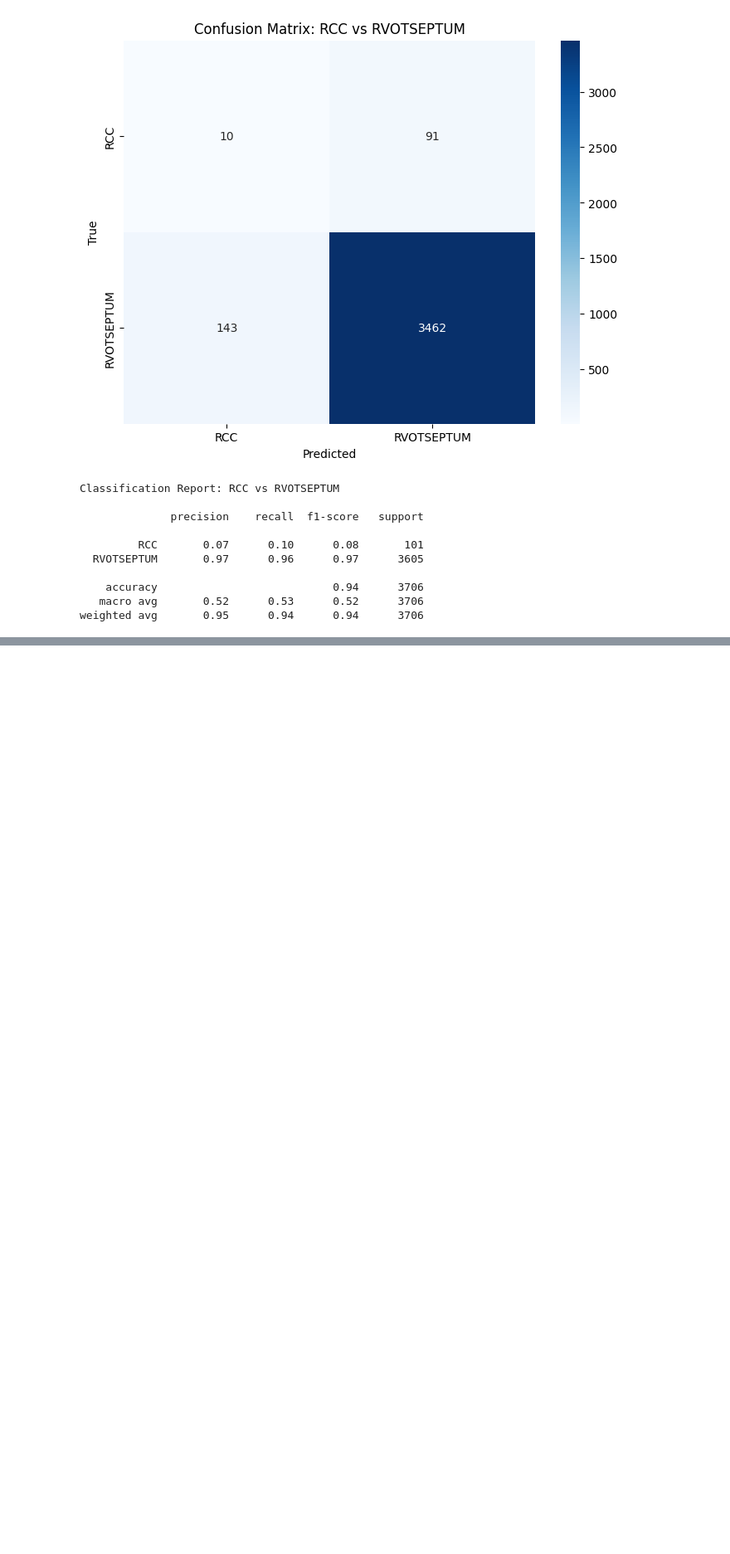
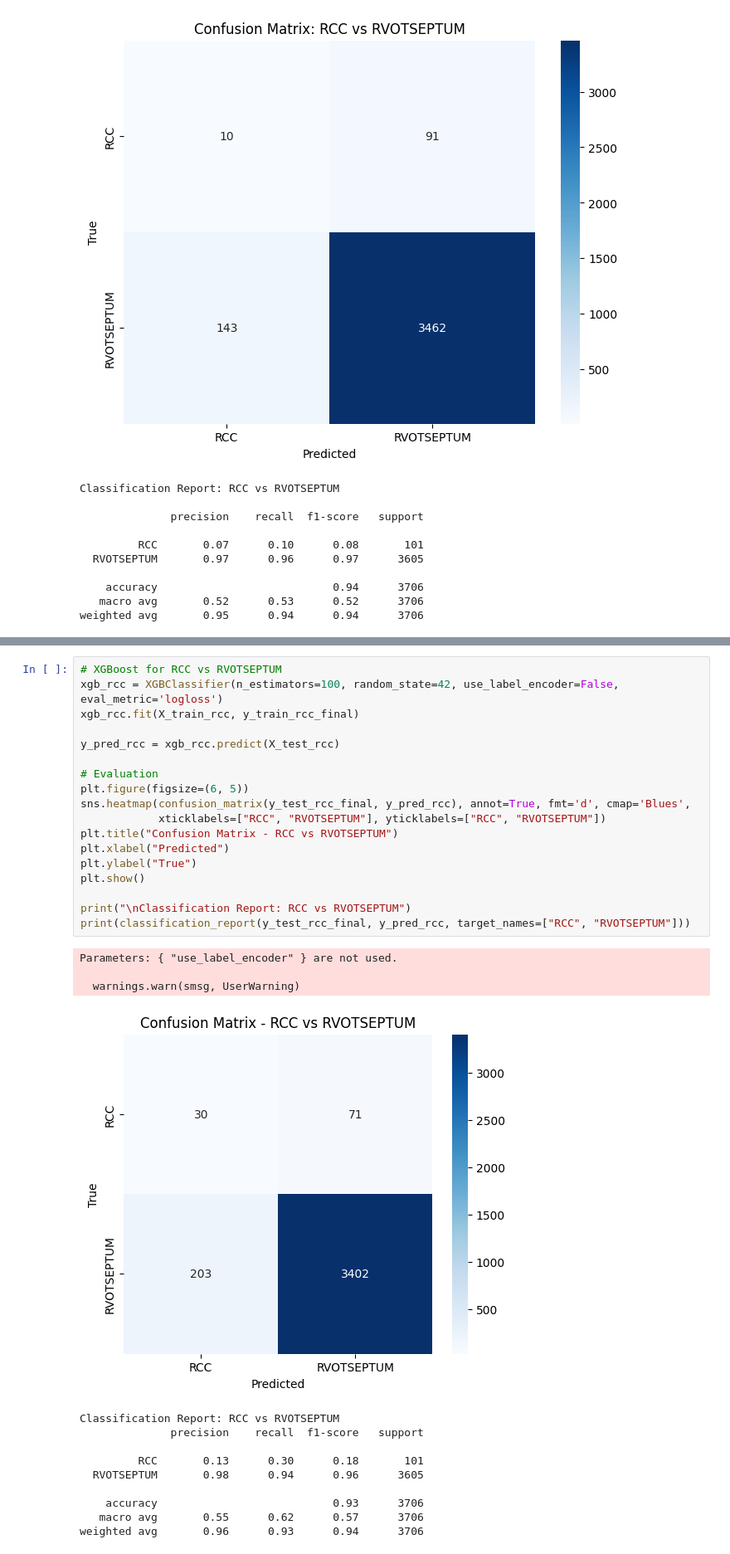
Before and after one commit to taniapazospuig/compbiomed-seminars, a Jupyter notebook: big_dataset_preprocessing.ipynb, the cells around one changed output, grey strips where cells are left out. Shown at 83% size. Cells and saved outputs as stored; diff of their text form; blank space fills up the shorter version.

```diff
--- a/big_dataset_preprocessing.ipynb
+++ b/big_dataset_preprocessing.ipynb
@@ -887,0 +935,32 @@ weighted avg       0.95      0.94      0.94      3706
+# %%
+# XGBoost for RCC vs RVOTSEPTUM
+xgb_rcc = XGBClassifier(n_estimators=100, random_state=42, use_label_encoder=False, eval_metric='logloss')
+xgb_rcc.fit(X_train_rcc, y_train_rcc_final)
+
+y_pred_rcc = xgb_rcc.predict(X_test_rcc)
+
+# Evaluation
+plt.figure(figsize=(6, 5))
+sns.heatmap(confusion_matrix(y_test_rcc_final, y_pred_rcc), annot=True, fmt='d', cmap='Blues',
+            xticklabels=["RCC", "RVOTSEPTUM"], yticklabels=["RCC", "RVOTSEPTUM"])
+plt.title("Confusion Matrix - RCC vs RVOTSEPTUM")
+plt.xlabel("Predicted")
+plt.ylabel("True")
+plt.show()
+
+print("\nClassification Report: RCC vs RVOTSEPTUM")
+print(classification_report(y_test_rcc_final, y_pred_rcc, target_names=["RCC", "RVOTSEPTUM"]))
+# %% [output]
+Parameters: { "use_label_encoder" } are not used.
+
+  warnings.warn(smsg, UserWarning)
+[figure, added]
+Classification Report: RCC vs RVOTSEPTUM
+              precision    recall  f1-score   support
+
+         RCC       0.13      0.30      0.18       101
+  RVOTSEPTUM       0.98      0.94      0.96      3605
+
+    accuracy                           0.93      3706
+   macro avg       0.55      0.62      0.57      3706
+weighted avg       0.96      0.93      0.94      3706
```
Also changed, not shown: parts of 2 cells of this notebook.
